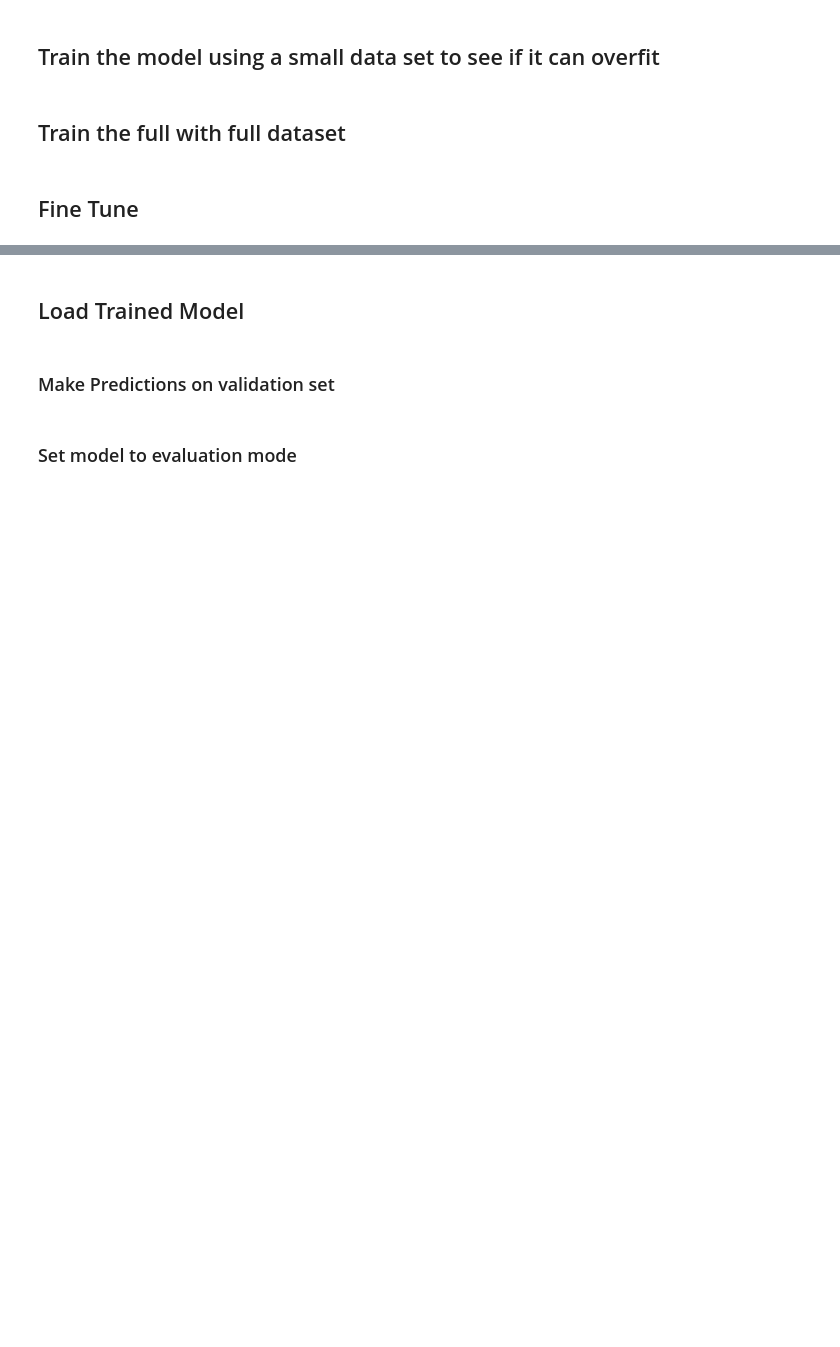
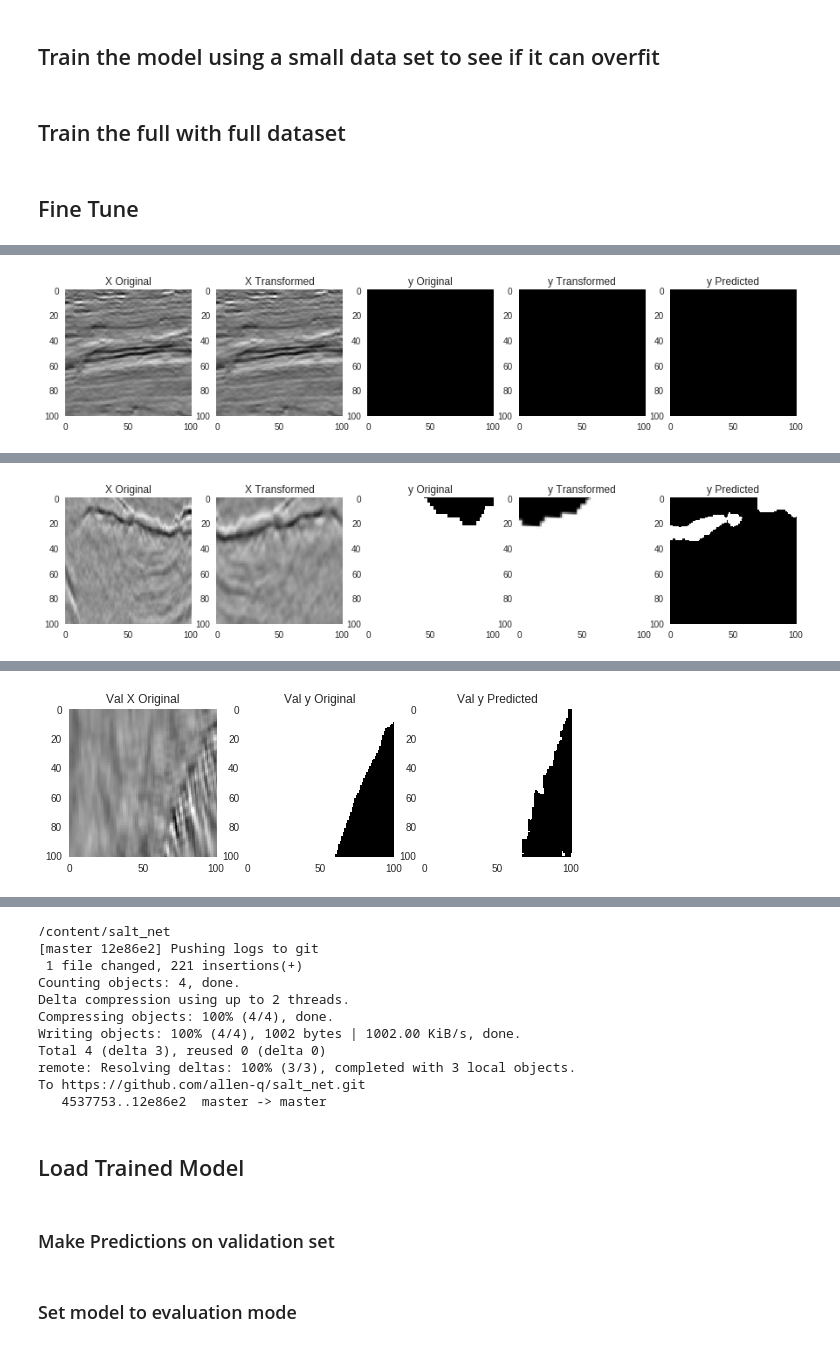
Before and after one commit to allen-q/salt_oil, a Jupyter notebook: salt_model_v26.2_unet_with_se_blocks_fine_tune_remove_hard_img.ipynb, the cells around one changed output, grey strips where cells are left out. Drawn from its saved outputs; the diff is of its cells as text; code cells hidden in the pictures; blank space fills up the shorter version.

```diff
--- a/salt_model_v26.2_unet_with_se_blocks_fine_tune_remove_hard_img.ipynb
+++ b/salt_model_v26.2_unet_with_se_blocks_fine_tune_remove_hard_img.ipynb
@@ -505,7 +542,7 @@ def train_model(model, dataloaders, criterion1, criterion2, optimizer, scheduler
                                    ['Val X Original', 'Val y Original', 'Val y Predicted'])
         if save_model_every is not None:
             if (epoch % save_model_every == 0) | (epoch == num_epochs-1):
-                if (best_model is not None) and (best_iou>0.78):
+                if (best_model is not None) and (best_iou>0.81):
                     log.info(save_model_state_to_chunks(*best_model))
                     push_model_to_git(ckp_name=model_save_name)
                     best_model = None
@@ -826,14 +902,15 @@ saltnet.load_state_dict(model_state_dict['model'])
 # %%
 #saltnet = loaded_model
-loss_fn_bce = nn.BCEWithLogitsLoss()
-#loss_focal = FocalLoss(0.25, 2.5, logits=True)
+#loss_fn_bce = nn.BCEWithLogitsLoss()
+loss_focal = FocalLoss(0.25, 2.0, logits=True)
 loss_lovasz_hinge = LovaszHingeLoss()
-optimizer = torch.optim.Adam(saltnet.parameters(), lr=0.001)
+optimizer = torch.optim.Adam(saltnet.parameters(), lr=0.01)
 scheduler = lr_scheduler.StepLR(optimizer, step_size=20, gamma=0.8)
 
-model_save_name = f'../salt_net/Unet_bce_loss_lovasz_loss_se_finetune4_{get_current_time_as_fname()}.ckp'
+model_save_name = f'../salt_net/Unet_bce_loss_lovasz_loss_se_finetune5_{get_current_time_as_fname()}.ckp'
 log.info(model_save_name)
 
 # Test Run
-trained_model = train_model(saltnet, dataloaders, loss_fn_bce, loss_lovasz_hinge, optimizer, scheduler, model_save_name,
-                other_data=all_data, num_epochs=300, print_every=44, save_model_every=20, save_log_every=2, log=log, loss1_weight=1.0, loss2_weight=0.1)
+trained_model = train_model(saltnet, dataloaders, loss_focal, loss_lovasz_hinge, optimizer, scheduler, model_save_name,
+                other_data=all_data, num_epochs=300, print_every=44, save_model_every=20, save_log_every=2, log=log, loss1_weight=1.0, loss2_weight=0.)
+# %% [output]
@@ -839,0 +922 @@ trained_model = train_model(saltnet, dataloaders, loss_fn_bce, loss_lovasz_hinge
+[figure, added]
@@ -839,0 +924 @@ trained_model = train_model(saltnet, dataloaders, loss_fn_bce, loss_lovasz_hinge
+[figure, added]
@@ -839,0 +929 @@ trained_model = train_model(saltnet, dataloaders, loss_fn_bce, loss_lovasz_hinge
+[figure, added]
@@ -840,3 +933,14 @@ trained_model = train_model(saltnet, dataloaders, loss_fn_bce, loss_lovasz_hinge
+/content/salt_net
+[master 12e86e2] Pushing logs to git
+ 1 file changed, 221 insertions(+)
+Counting objects: 4, done.
+Delta compression using up to 2 threads.
+Compressing objects: 100% (4/4), done.
+Writing objects: 100% (4/4), 1002 bytes | 1002.00 KiB/s, done.
+Total 4 (delta 3), reused 0 (delta 0)
+remote: Resolving deltas: 100% (3/3), completed with 3 local objects.
+To https://github.com/allen-q/salt_net.git
+   4537753..12e86e2  master -> master
 # %% [markdown]
 ## Load Trained Model
 # %%
```
Also changed, not shown: parts of 18 cells of this notebook.
